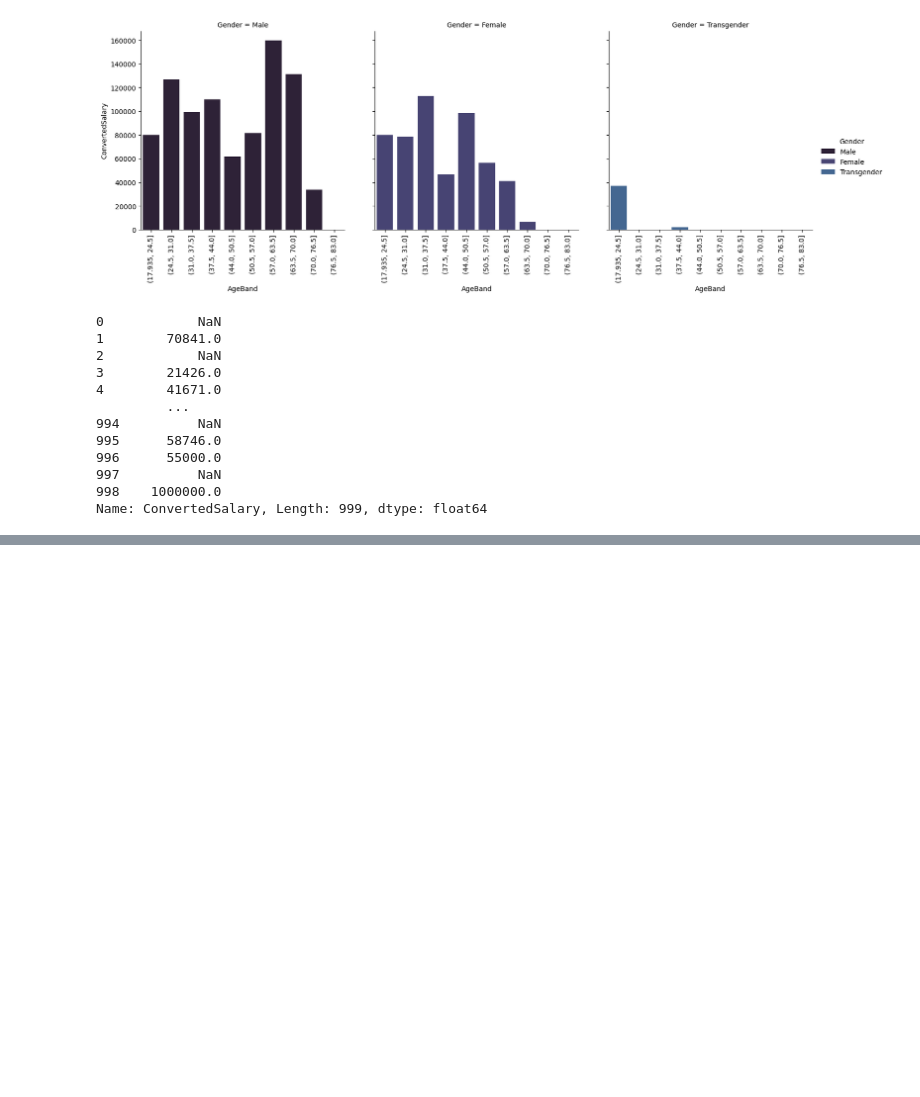
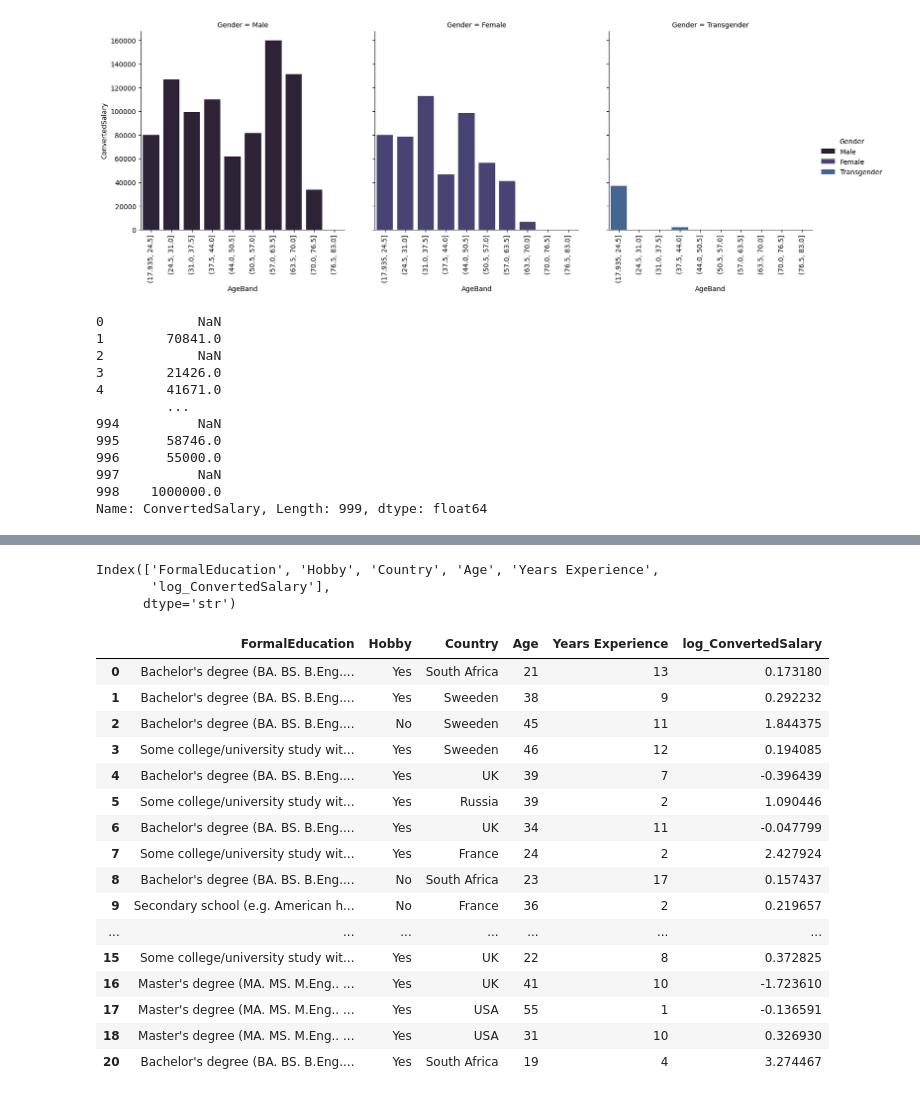
Before and after one commit to Ihaxxxx/Machine-Learning, a Jupyter notebook: Projects/stackoverflow/index.ipynb, the cells around one changed output, grey strips where cells are left out. Cells and saved outputs as stored; diff of their text form; code cells hidden in the pictures; blank space fills up the shorter version.

```diff
--- a/Projects/stackoverflow/index.ipynb
+++ b/Projects/stackoverflow/index.ipynb
@@ -372,0 +496,30 @@ Name: ConvertedSalary, Length: 999, dtype: float64
+# %%
+drop_col = ['StackOverflowJobsRecommend','Gender','RawSalary','SurveyDate','AgeBand','VersionControl','ConvertedSalary']
+# %%
+df = df.drop(columns=drop_col)
+# %%
+df.columns
+# %% [output]
+Index(['FormalEducation', 'Hobby', 'Country', 'Age', 'Years Experience',
+       'log_ConvertedSalary'],
+      dtype='str')
+# %%
+df.head(20)
+# %% [output]
+|  | FormalEducation | Hobby | Country | Age | Years Experience | log_ConvertedSalary |
+| 0 | Bachelor's degree (BA. BS. B.Eng.... | Yes | South Africa | 21 | 13 | 0.173180 |
+| 1 | Bachelor's degree (BA. BS. B.Eng.... | Yes | Sweeden | 38 | 9 | 0.292232 |
+| 2 | Bachelor's degree (BA. BS. B.Eng.... | No | Sweeden | 45 | 11 | 1.844375 |
+| 3 | Some college/university study wit... | Yes | Sweeden | 46 | 12 | 0.194085 |
+| 4 | Bachelor's degree (BA. BS. B.Eng.... | Yes | UK | 39 | 7 | -0.396439 |
+| 5 | Some college/university study wit... | Yes | Russia | 39 | 2 | 1.090446 |
+| 6 | Bachelor's degree (BA. BS. B.Eng.... | Yes | UK | 34 | 11 | -0.047799 |
+| 7 | Some college/university study wit... | Yes | France | 24 | 2 | 2.427924 |
+| 8 | Bachelor's degree (BA. BS. B.Eng.... | No | South Africa | 23 | 17 | 0.157437 |
+| 9 | Secondary school (e.g. American h... | No | France | 36 | 2 | 0.219657 |
+| ... | ... | ... | ... | ... | ... | ... |
+| 15 | Some college/university study wit... | Yes | UK | 22 | 8 | 0.372825 |
+| 16 | Master's degree (MA. MS. M.Eng.. ... | Yes | UK | 41 | 10 | -1.723610 |
+| 17 | Master's degree (MA. MS. M.Eng.. ... | Yes | USA | 55 | 1 | -0.136591 |
+| 18 | Master's degree (MA. MS. M.Eng.. ... | Yes | USA | 31 | 10 | 0.326930 |
+| 20 | Bachelor's degree (BA. BS. B.Eng.... | Yes | South Africa | 19 | 4 | 3.274467 |
```
Also changed, not shown: parts of 45 cells of this notebook, 5 other files.
